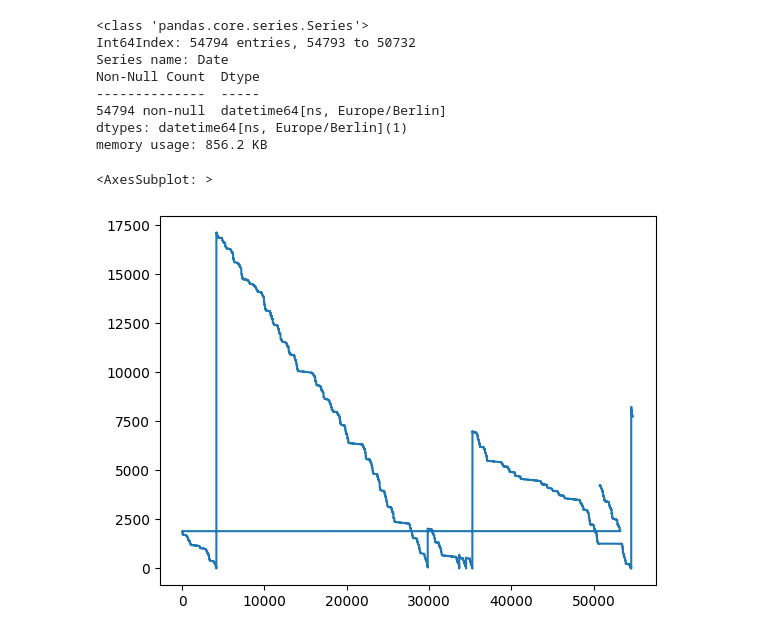
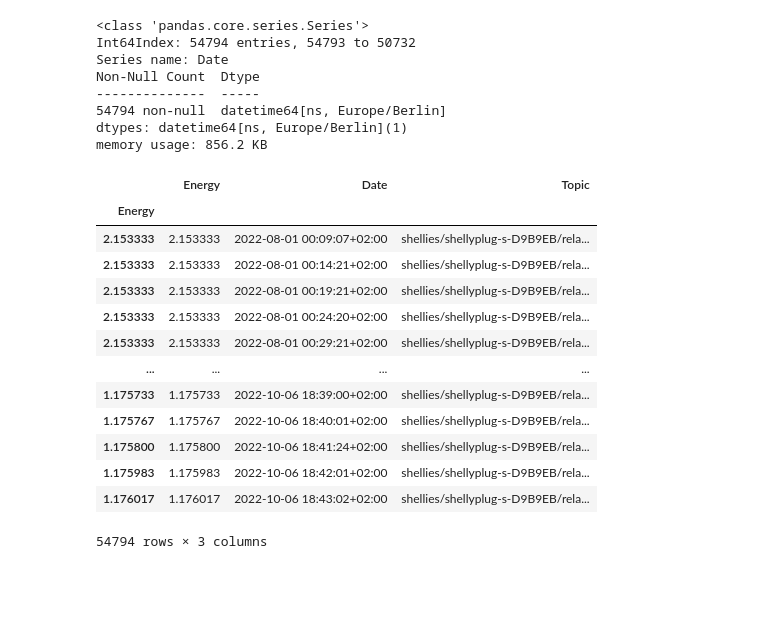
Before and after one commit to Marawan89/bigData_project, a Jupyter notebook: coffee_machine_heatmap.ipynb, the cells around one changed output. Cells and saved outputs as stored; diff of their text form; code cells hidden in the pictures; blank space fills up the shorter version.

```diff
--- a/coffee_machine_heatmap.ipynb
+++ b/coffee_machine_heatmap.ipynb
@@ -83,9 +83,21 @@ dtypes: datetime64[ns, Europe/Berlin](1)
 memory usage: 856.2 KB
 # %%
 # Faccio la conversione della colonna Energy da Watt minuto (W*m) a kilo Watt all'ora (Kw/h)
-df['Energy'] = (df['Energy'] / 1000) * 60
-df['Energy']
-df['Energy'].plot()
+df['Energy'] = df['Energy'] / (1000 * 60)
-# %% [output]
-<AxesSubplot: >
-[figure, removed]
+# %%
+df.set_index(df['Date'])
+# %% [output]
+|  | Energy | Date | Topic |
+| Energy |  |  |  |
+| 2.153333 | 2.153333 | 2022-08-01 00:09:07+02:00 | shellies/shellyplug-s-D9B9EB/rela... |
+| 2.153333 | 2.153333 | 2022-08-01 00:14:21+02:00 | shellies/shellyplug-s-D9B9EB/rela... |
+| 2.153333 | 2.153333 | 2022-08-01 00:19:21+02:00 | shellies/shellyplug-s-D9B9EB/rela... |
+| 2.153333 | 2.153333 | 2022-08-01 00:24:20+02:00 | shellies/shellyplug-s-D9B9EB/rela... |
+| 2.153333 | 2.153333 | 2022-08-01 00:29:21+02:00 | shellies/shellyplug-s-D9B9EB/rela... |
+| ... | ... | ... | ... |
+| 1.175733 | 1.175733 | 2022-10-06 18:39:00+02:00 | shellies/shellyplug-s-D9B9EB/rela... |
+| 1.175767 | 1.175767 | 2022-10-06 18:40:01+02:00 | shellies/shellyplug-s-D9B9EB/rela... |
+| 1.175800 | 1.175800 | 2022-10-06 18:41:24+02:00 | shellies/shellyplug-s-D9B9EB/rela... |
+| 1.175983 | 1.175983 | 2022-10-06 18:42:01+02:00 | shellies/shellyplug-s-D9B9EB/rela... |
+| 1.176017 | 1.176017 | 2022-10-06 18:43:02+02:00 | shellies/shellyplug-s-D9B9EB/rela... |
+54794 rows × 3 columns
```
Also changed, not shown: parts of 5 cells of this notebook.
